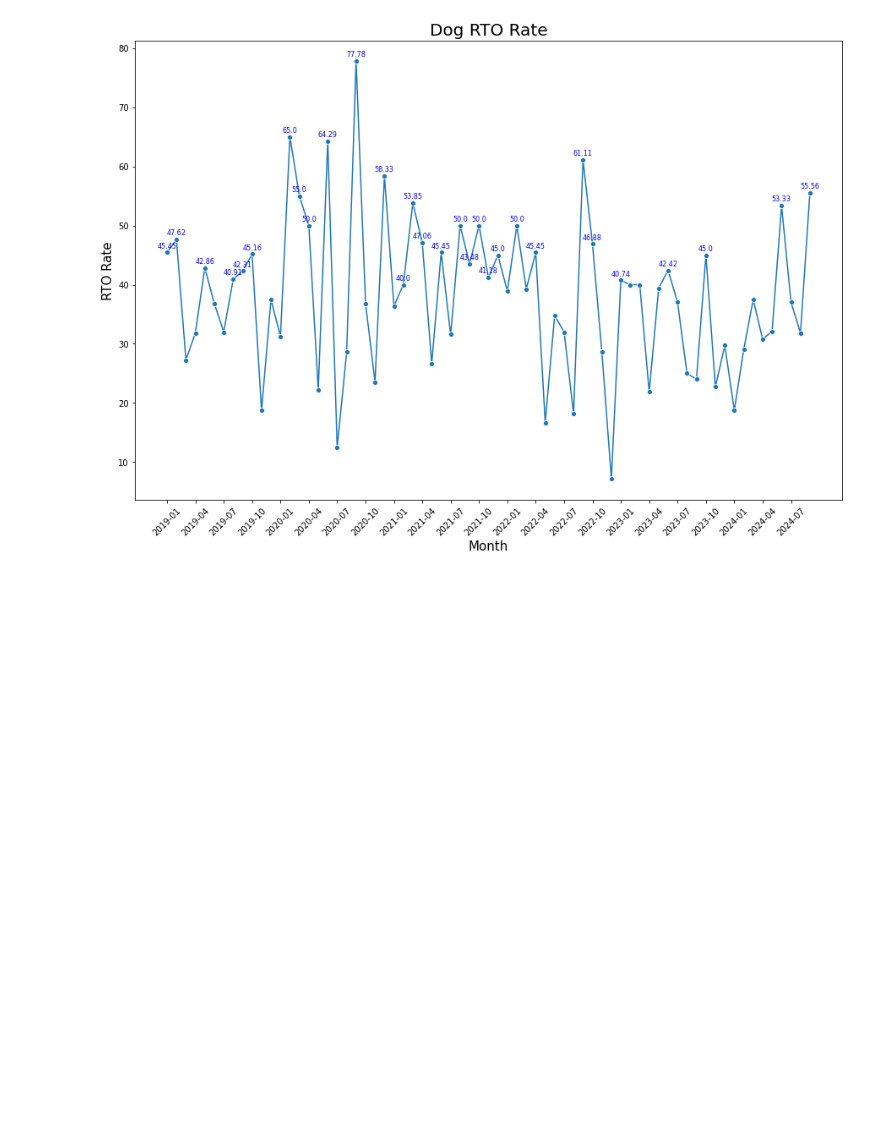
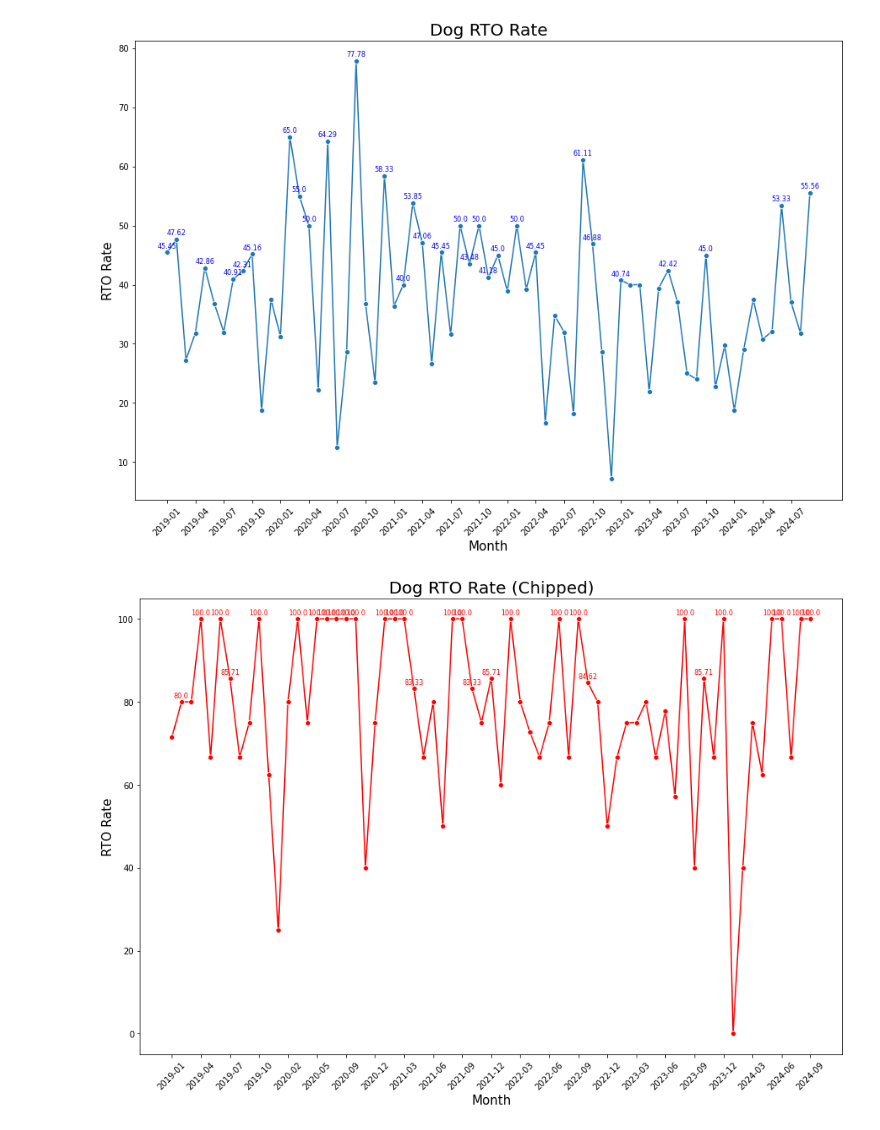
Before and after one commit to statcom-um/HSHV_pet_reunion, a Jupyter notebook: zapell/Dog_RTO_rate.ipynb, the cells around one changed output. Drawn from its saved outputs; the diff is of its cells as text; code cells hidden in the pictures; blank space fills up the shorter version.

Commit message:
add chipped dogs

```diff
--- a/zapell/Dog_RTO_rate.ipynb
+++ b/zapell/Dog_RTO_rate.ipynb
@@ -50,3 +50,10 @@ df['intake_month'] = df['Intake Date'].dt.month
 df['YearMonth'] = df['Intake Date'].dt.strftime('%Y-%m')
 # %%
 df_dog = df[df.Species=='Dog']
+# %%
+# check with chipped dogs
+chipped = df_dog[df_dog['Intake Subtype']=='Stray with ID']
+# %%
+chipped = chipped.groupby('YearMonth').agg({'Returned':['sum','count']})
+#['Returned']['sum']
+chipped['rto_rate'] = chipped['Returned']['sum']/chipped['Returned']['count']*100.0
@@ -135,3 +163,45 @@ ax.set_xticklabels(every_3rd, rotation=45);
 plt.savefig("Dogs_monthly_RTO_rate.png")
 # %% [output]
 [figure]
+# %%
+chipped = chipped.reset_index()
+# %%
+chipped.columns = ['YearMonth','Returned', 'Total', 'rto_rate']
+# %%
+#df_dog = df_dog.reset_index()
+
+plt.figure(figsize=(15, 10))
+ax = sns.lineplot(data=chipped, x='YearMonth', y='rto_rate', marker='o', color='red')
+plt.title("Dog RTO Rate (Chipped)", fontsize=20)
+plt.ylabel("RTO Rate", fontsize=15)
+plt.xlabel("Month", fontsize=15)
+# Annotate top 10 points for each species
+#for species in dog_cts['Species'].unique():
+    # Filter data for the current species
+#    species_data = monthly_counts_species[monthly_counts_species['Species'] == species]
+
+    # Sort by 'Count' and get the top 10 rows
+top_30_c = chipped.nlargest(30, 'rto_rate')
+
+    # Annotate each of the top 10 points
+    #colors = {'Cat':'blue', 'Dog':'orange', 'Other':'darkgreen'}
+for _, row in top_30_c.iterrows():
+    ax.text(
+            x=row['YearMonth'],
+            y=row['rto_rate'] + .5,
+            s=f"{np.round(row['rto_rate'],2)}",
+            ha='center',
+            va='bottom',
+            fontsize=8,
+            color='r'
+        )
+
+plt.xticks(rotation=45)
+#filtered_species = monthly_counts_species[monthly_counts_species['Species'] == 'Cat']
+every_3rd = chipped['YearMonth'].iloc[::3]
+#every_3rd = monthly_counts_species['YearMonth'].iloc[::3]
+ax.set_xticks(every_3rd)
+ax.set_xticklabels(every_3rd, rotation=45);
+plt.savefig("Dogs_monthly_RTO_rate_chipped.png")
+# %% [output]
+[figure, added]
```
Also changed, not shown: parts of 2 cells of this notebook, 1 other file.
